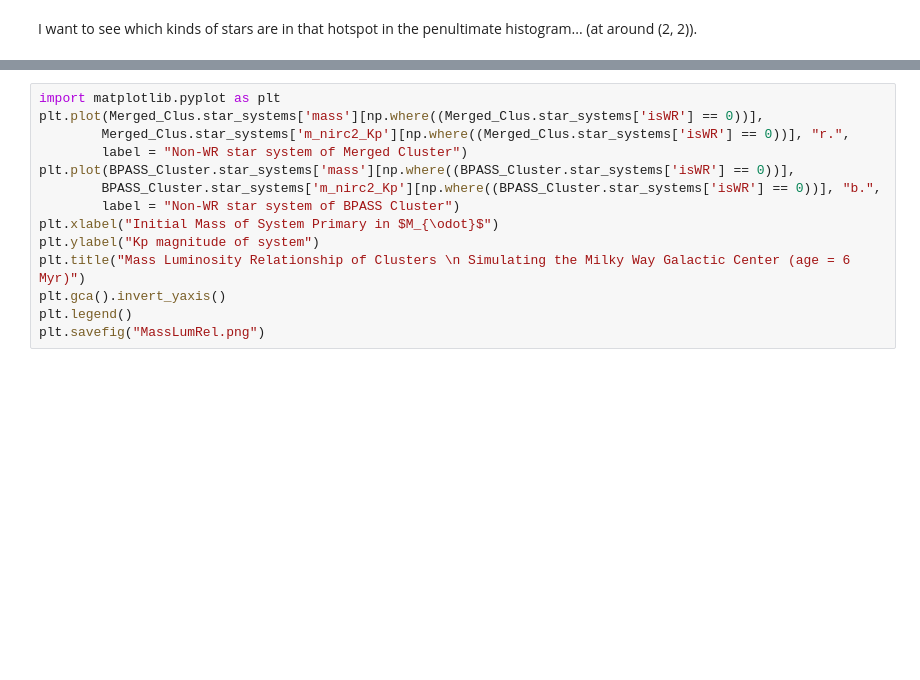
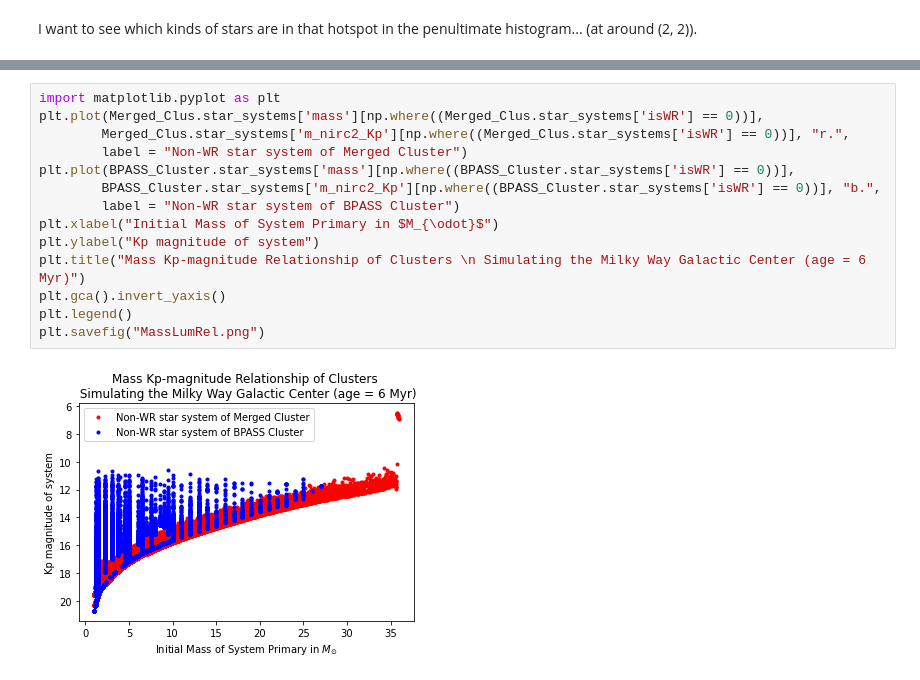
Before and after one commit to RyotaInagaki1/DebugReportApril2021NoIFMR, a Jupyter notebook: GC_KLFs_MultUnresolved(SalpeterIMF).ipynb, the cells around one changed output, grey strips where cells are left out. Drawn from its saved outputs; the diff is of its cells as text; blank space fills up the shorter version.

```diff
--- a/GC_KLFs_MultUnresolved(SalpeterIMF).ipynb
+++ b/GC_KLFs_MultUnresolved(SalpeterIMF).ipynb
@@ -371,14 +445,16 @@ plt.title("Mass-Luminosity relationship between ")
 # %%
 import matplotlib.pyplot as plt
 plt.plot(Merged_Clus.star_systems['mass'][np.where((Merged_Clus.star_systems['isWR'] == 0))],
         Merged_Clus.star_systems['m_nirc2_Kp'][np.where((Merged_Clus.star_systems['isWR'] == 0))], "r.",
         label = "Non-WR star system of Merged Cluster")
 plt.plot(BPASS_Cluster.star_systems['mass'][np.where((BPASS_Cluster.star_systems['isWR'] == 0))],
         BPASS_Cluster.star_systems['m_nirc2_Kp'][np.where((BPASS_Cluster.star_systems['isWR'] == 0))], "b.",
         label = "Non-WR star system of BPASS Cluster")
 plt.xlabel("Initial Mass of System Primary in $M_{\odot}$")
 plt.ylabel("Kp magnitude of system")
-plt.title("Mass Luminosity Relationship of Clusters \n Simulating the Milky Way Galactic Center (age = 6 Myr)")
+plt.title("Mass Kp-magnitude Relationship of Clusters \n Simulating the Milky Way Galactic Center (age = 6 Myr)")
 plt.gca().invert_yaxis()
 plt.legend()
 plt.savefig("MassLumRel.png")
+# %% [output]
+[figure, added]
```
Also changed, not shown: parts of 19 cells of this notebook, 18 other files.
